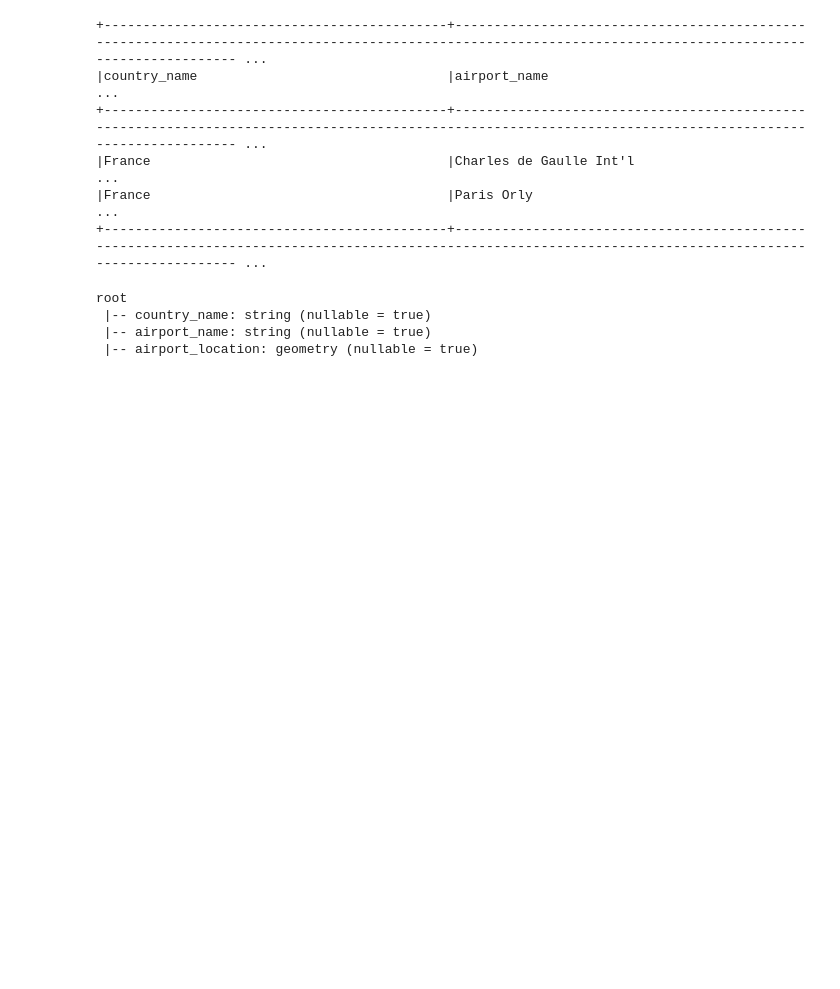
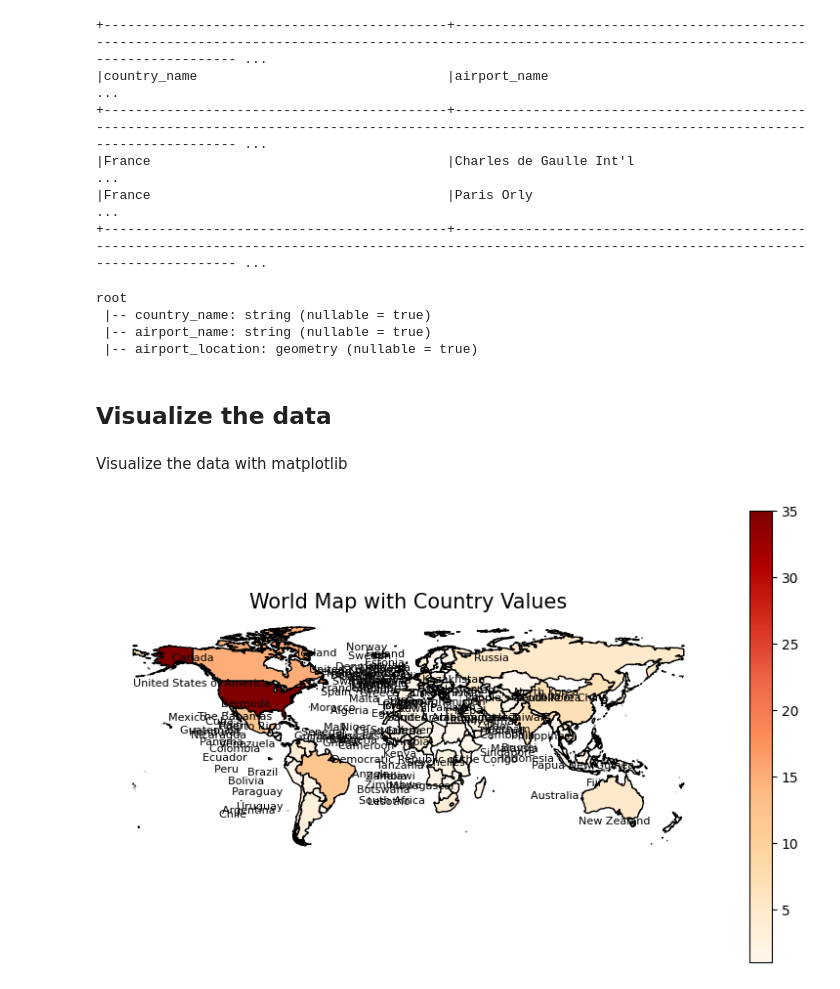
Before and after one commit to pengfei99/GeoParquetAndSedona, a Jupyter notebook: notebooks/basic_tutorial/01.Sedona_QuickStart.ipynb, the cells around one changed output. Saved outputs shown, nothing was run; the diff lists cells and outputs as text; code cells hidden in the pictures; blank space fills up the shorter version.

```diff
--- a/notebooks/basic_tutorial/01.Sedona_QuickStart.ipynb
+++ b/notebooks/basic_tutorial/01.Sedona_QuickStart.ipynb
@@ -358,3 +358,40 @@ root
  |-- country_name: string (nullable = true)
  |-- airport_name: string (nullable = true)
  |-- airport_location: geometry (nullable = true)
+# %% [markdown]
+## Visualize the data
+# %%
+import geopandas as gpd
+
+airports_count_pdf = airports_count.toPandas()
+gpdf=gpd.GeoDataFrame(airports_count_pdf,geometry="country_location",crs="EPSG:4326")
+# %% [markdown]
+Visualize the data with matplotlib
+# %%
+import matplotlib.pyplot as plt
+
+# Plot the data
+fig, ax = plt.subplots(1, 1, figsize=(10, 6))
+
+# Plot the GeoDataFrame
+gpdf.plot(
+    column="airport_count",  # The column to visualize
+    cmap="OrRd",  # Color map
+    legend=True,  # Add a legend
+    edgecolor="black",  # Outline color
+    ax=ax,  # Axis to plot on
+)
+
+# Add country labels
+for _, row in gpdf.iterrows():
+    # Get the centroid of each country
+    x, y = row["country_location"].centroid.coords[0]
+    ax.text(x, y, row["country_name"], fontsize=8, ha="center")
+
+# Title and axis
+ax.set_title("World Map with Country Values", fontsize=15)
+ax.set_axis_off()  # Turn off the axis
+
+plt.show()
+# %% [output]
+[figure, added]
```
Also changed, not shown: parts of 2 cells of this notebook, 1 other file.
